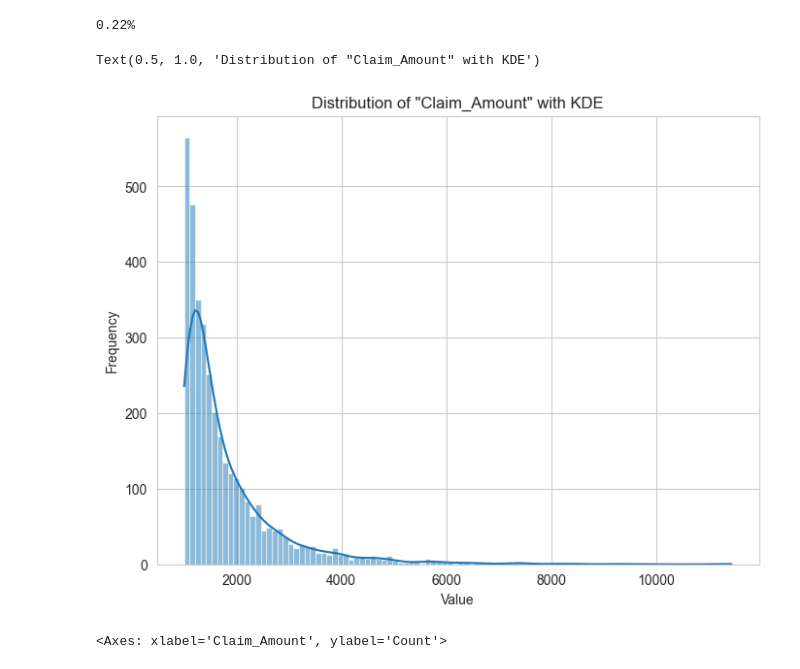
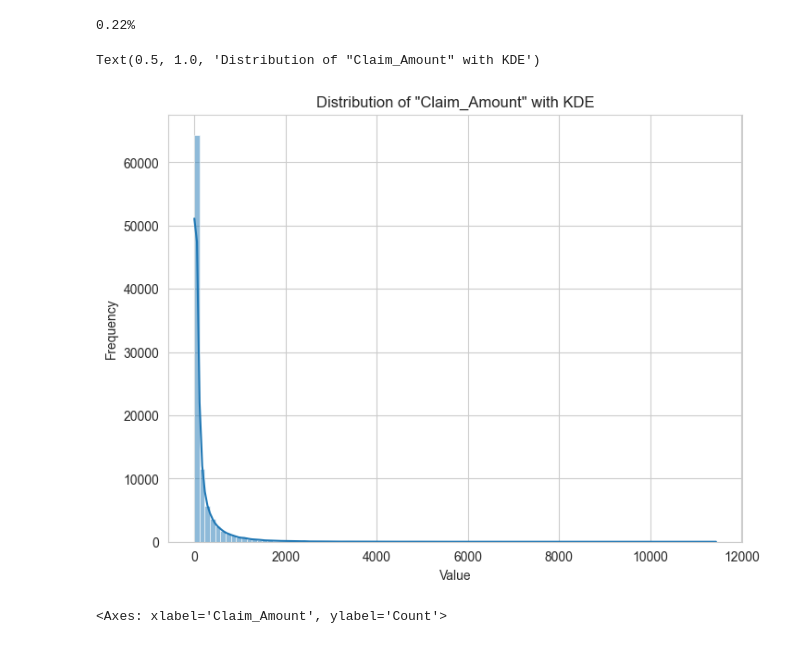
Before and after one commit to AnoopCA/Vehicle_Insurance_Claims_Prediction, a Jupyter notebook: Claims_Prediction.ipynb, the cells around one changed output. Drawn from its saved outputs; the diff is of its cells as text; code cells hidden in the pictures.

```diff
--- a/Claims_Prediction.ipynb
+++ b/Claims_Prediction.ipynb
@@ -302,13 +302,13 @@ print("{:.2f}%".format(round(null_count[null_count['Null_Count'] > 0].loc['Cat12
 0.22%
 # %%
 plt.figure(figsize=(8, 6))
-sns.histplot(train_data[train_data['Claim_Amount']>1000]['Claim_Amount'], bins=100, kde=True)
+sns.histplot(train_data[train_data['Claim_Amount']>0]['Claim_Amount'], bins=100, kde=True)
 plt.xlabel('Value')
 plt.ylabel('Frequency')
 plt.title('Distribution of "Claim_Amount" with KDE')
 # %% [output]
 Text(0.5, 1.0, 'Distribution of "Claim_Amount" with KDE')
-[figure, old version]
+[figure, new version]
 # %%
 sns.histplot(train_data[train_data['Claim_Amount']>100]['Claim_Amount'], bins=100, kde=True)
 # %% [output]
```
Also changed, not shown: parts of 15 cells of this notebook.
